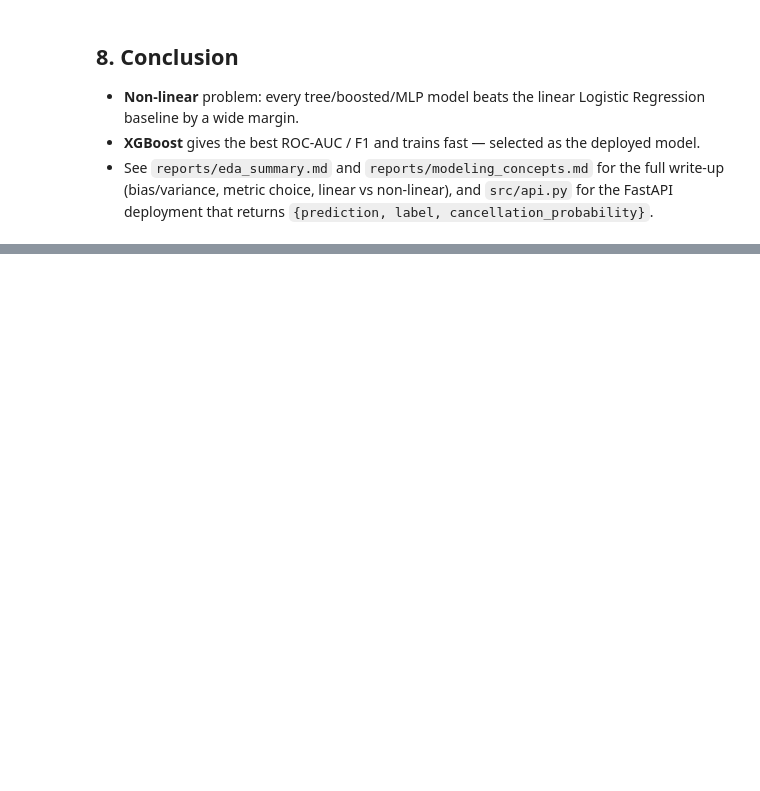
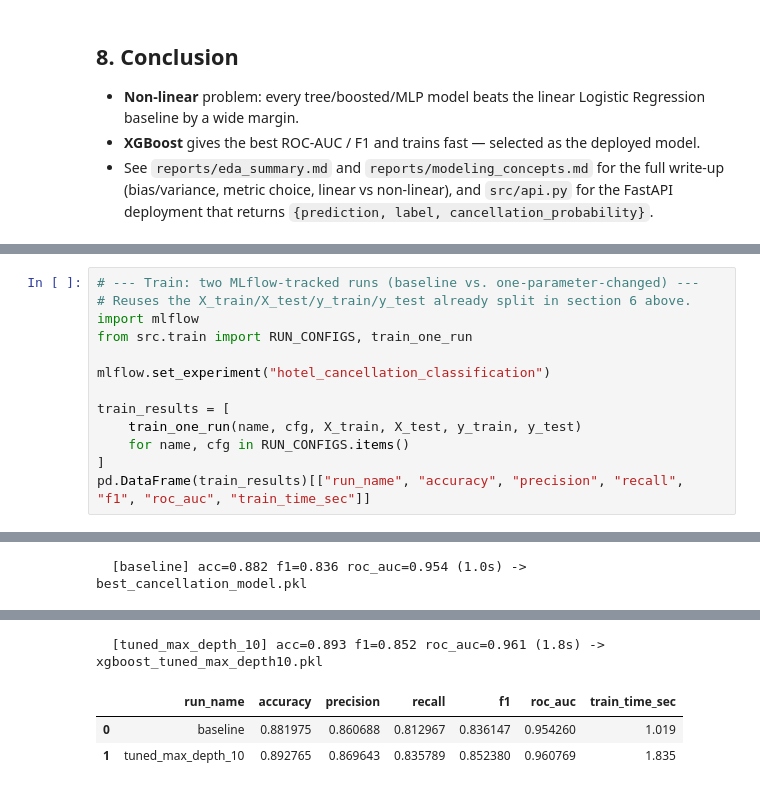
Before and after one commit to ArjunMakadia20/hotel_booking_and_concierge_copilot, a Jupyter notebook: notebooks/hotel_booking_and_concierge_copilot_eda.ipynb, the cells around one changed output, grey strips where cells are left out. Drawn from its saved outputs; the diff is of its cells as text; blank space fills up the shorter version.

```diff
--- a/notebooks/hotel_booking_and_concierge_copilot_eda.ipynb
+++ b/notebooks/hotel_booking_and_concierge_copilot_eda.ipynb
@@ -130,0 +243,14 @@ print(results[best_name]["report"])
+# %%
+# --- Train: two MLflow-tracked runs (baseline vs. one-parameter-changed) ---
+# Reuses the X_train/X_test/y_train/y_test already split in section 6 above.
+import mlflow
+from src.train import RUN_CONFIGS, train_one_run
+
+mlflow.set_experiment("hotel_cancellation_classification")
+
+train_results = [
+    train_one_run(name, cfg, X_train, X_test, y_train, y_test)
+    for name, cfg in RUN_CONFIGS.items()
+]
+pd.DataFrame(train_results)[["run_name", "accuracy", "precision", "recall", "f1", "roc_auc", "train_time_sec"]]
+# %% [output]
@@ -130,0 +261 @@ print(results[best_name]["report"])
+  [baseline] acc=0.882 f1=0.836 roc_auc=0.954 (1.0s) -> best_cancellation_model.pkl
@@ -130,0 +263,4 @@ print(results[best_name]["report"])
+  [tuned_max_depth_10] acc=0.893 f1=0.852 roc_auc=0.961 (1.8s) -> xgboost_tuned_max_depth10.pkl
+|  | run_name | accuracy | precision | recall | f1 | roc_auc | train_time_sec |
+| 0 | baseline | 0.881975 | 0.860688 | 0.812967 | 0.836147 | 0.954260 | 1.019 |
+| 1 | tuned_max_depth_10 | 0.892765 | 0.869643 | 0.835789 | 0.852380 | 0.960769 | 1.835 |
```
Also changed, not shown: parts of 22 cells of this notebook, 7 other files.
